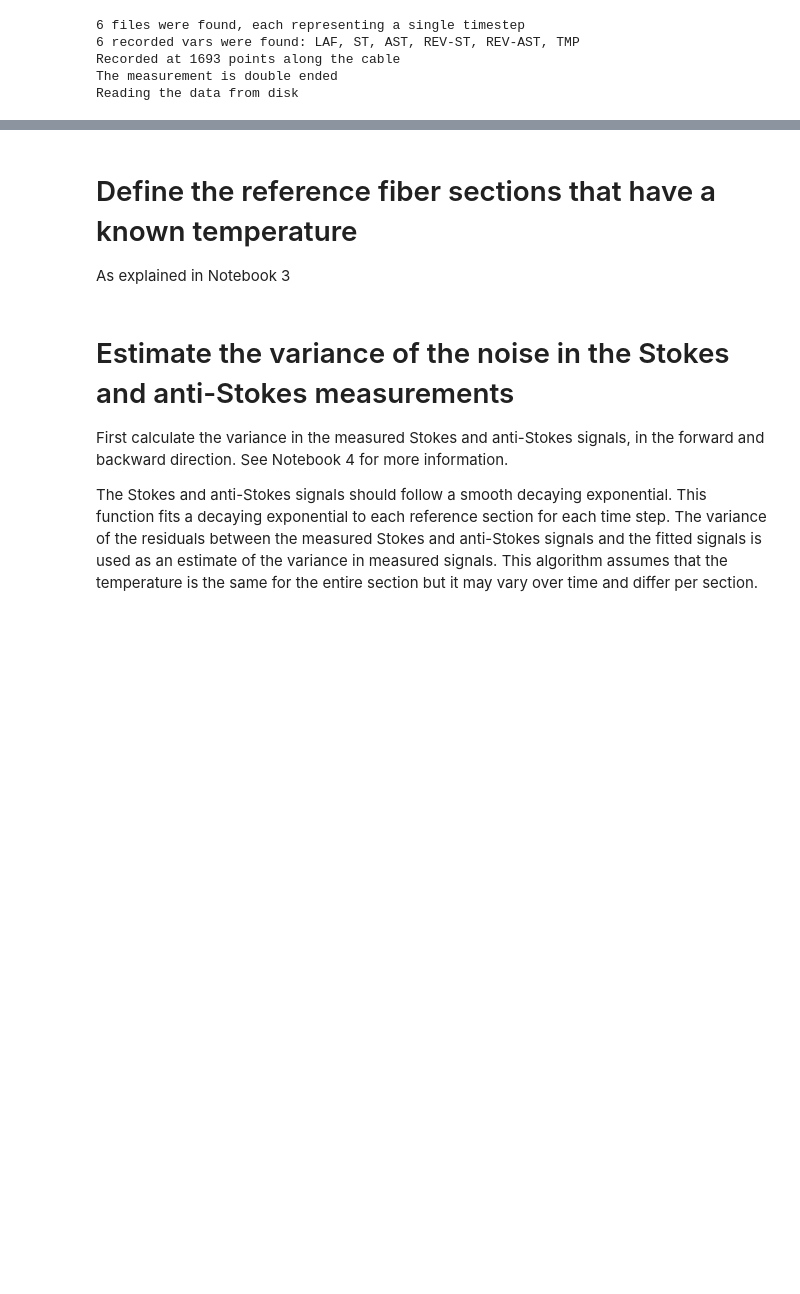
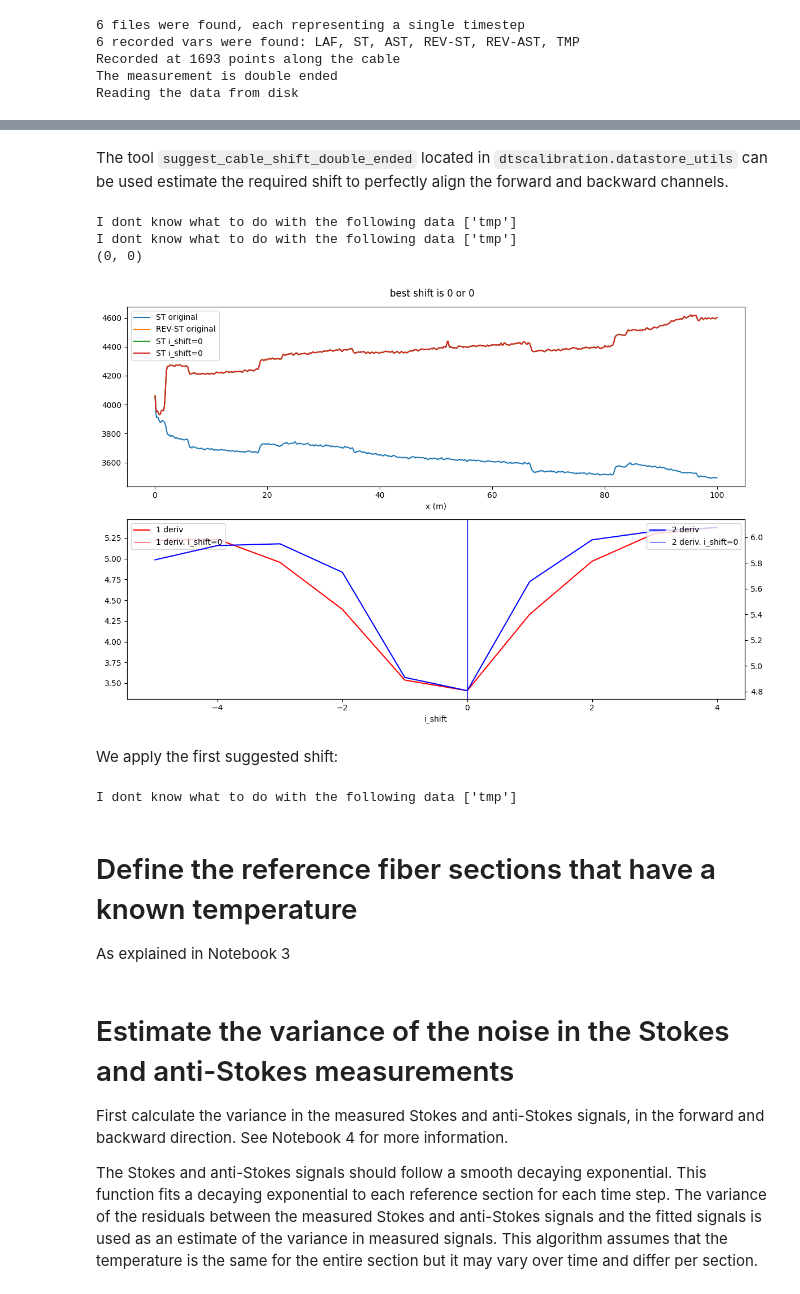
Before and after one commit to dtscalibration/python-dts-calibration, a Jupyter notebook: examples/notebooks/08Calibrate_double_ended.ipynb, the cells around one changed output, grey strips where cells are left out. Cells and saved outputs as stored; diff of their text form; code cells hidden in the pictures; blank space fills up the shorter version.

```diff
--- a/examples/notebooks/08Calibrate_double_ended.ipynb
+++ b/examples/notebooks/08Calibrate_double_ended.ipynb
@@ -43,3 +50,23 @@ ds = ds_.sel(x=slice(0, 100))  # only calibrate parts of the fiber
+# %% [markdown]
+The tool `suggest_cable_shift_double_ended` located in `dtscalibration.datastore_utils` can be used estimate the required shift to perfectly align the forward and backward channels.
+# %%
+suggested_shift = suggest_cable_shift_double_ended(
+    ds_notaligned,
+    np.arange(-5, 5),   # number of dx to shift
+    plot_result=True,
+    figsize=(12,8))
+print(suggested_shift)
+# %% [output]
+I dont know what to do with the following data ['tmp']
+I dont know what to do with the following data ['tmp']
+(0, 0)
+[figure, added]
+# %% [markdown]
+We apply the first suggested shift:
+# %%
+ds = shift_double_ended(ds_notaligned, suggested_shift[0])
+# %% [output]
+I dont know what to do with the following data ['tmp']
 # %% [markdown]
 # Define the reference fiber sections that have a known temperature
 As explained in Notebook 3
```
Also changed, not shown: parts of 18 cells of this notebook, 4 other files.
